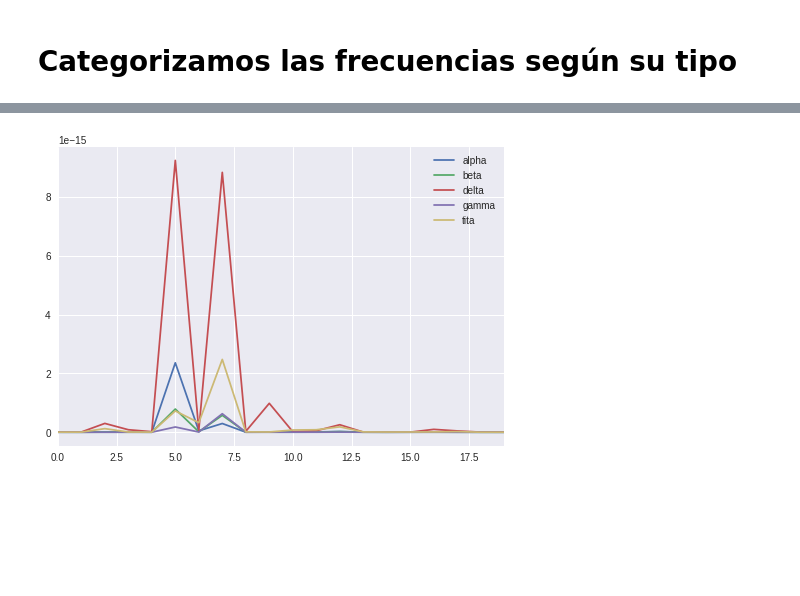
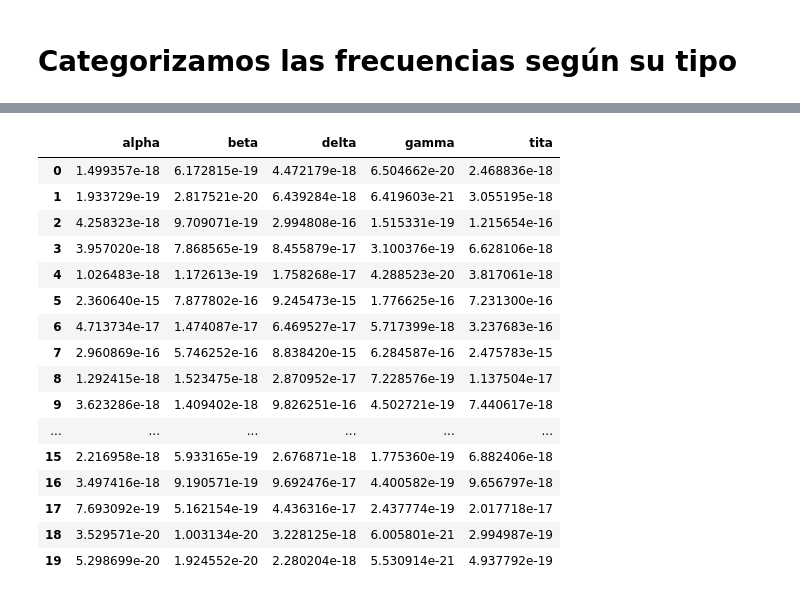
Before and after one commit to gfourcade/cienciadatos, a Jupyter notebook: tp2/tp2.ipynb, the cells around one changed output, grey strips where cells are left out. Cells and saved outputs as stored; diff of their text form; code cells hidden in the pictures; blank space fills up the shorter version.

```diff
--- a/tp2/tp2.ipynb
+++ b/tp2/tp2.ipynb
@@ -152,5 +151,24 @@ P06.mat
-# %%
-pd.DataFrame(powers_per_frequency_range).plot()
-plt.show()
-# %% [output]
-[figure, removed]
+# %%
+band_mean_per_patient = pd.DataFrame(powers_per_frequency_range)
+#band_mean_per_patient['alpha']
+#ax = sns.stripplot(x="band", y="pacient", hue="day",
+#                   data=band_mean_per_patient, jitter=True)
+band_mean_per_patient
+# %% [output]
+|  | alpha | beta | delta | gamma | tita |
+| 0 | 1.499357e-18 | 6.172815e-19 | 4.472179e-18 | 6.504662e-20 | 2.468836e-18 |
+| 1 | 1.933729e-19 | 2.817521e-20 | 6.439284e-18 | 6.419603e-21 | 3.055195e-18 |
+| 2 | 4.258323e-18 | 9.709071e-19 | 2.994808e-16 | 1.515331e-19 | 1.215654e-16 |
+| 3 | 3.957020e-18 | 7.868565e-19 | 8.455879e-17 | 3.100376e-19 | 6.628106e-18 |
+| 4 | 1.026483e-18 | 1.172613e-19 | 1.758268e-17 | 4.288523e-20 | 3.817061e-18 |
+| 5 | 2.360640e-15 | 7.877802e-16 | 9.245473e-15 | 1.776625e-16 | 7.231300e-16 |
+| 6 | 4.713734e-17 | 1.474087e-17 | 6.469527e-17 | 5.717399e-18 | 3.237683e-16 |
+| 7 | 2.960869e-16 | 5.746252e-16 | 8.838420e-15 | 6.284587e-16 | 2.475783e-15 |
+| 8 | 1.292415e-18 | 1.523475e-18 | 2.870952e-17 | 7.228576e-19 | 1.137504e-17 |
+| 9 | 3.623286e-18 | 1.409402e-18 | 9.826251e-16 | 4.502721e-19 | 7.440617e-18 |
+| ... | ... | ... | ... | ... | ... |
+| 15 | 2.216958e-18 | 5.933165e-19 | 2.676871e-18 | 1.775360e-19 | 6.882406e-18 |
+| 16 | 3.497416e-18 | 9.190571e-19 | 9.692476e-17 | 4.400582e-19 | 9.656797e-18 |
+| 17 | 7.693092e-19 | 5.162154e-19 | 4.436316e-17 | 2.437774e-19 | 2.017718e-17 |
+| 18 | 3.529571e-20 | 1.003134e-20 | 3.228125e-18 | 6.005801e-21 | 2.994987e-19 |
+| 19 | 5.298699e-20 | 1.924552e-20 | 2.280204e-18 | 5.530914e-21 | 4.937792e-19 |
```
Also changed, not shown: parts of 3 cells of this notebook.
